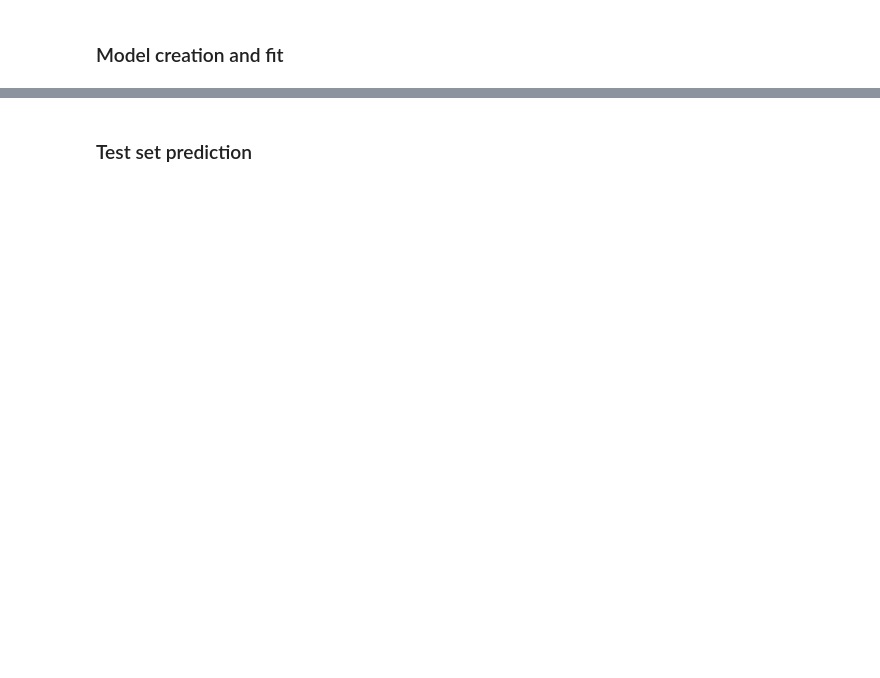
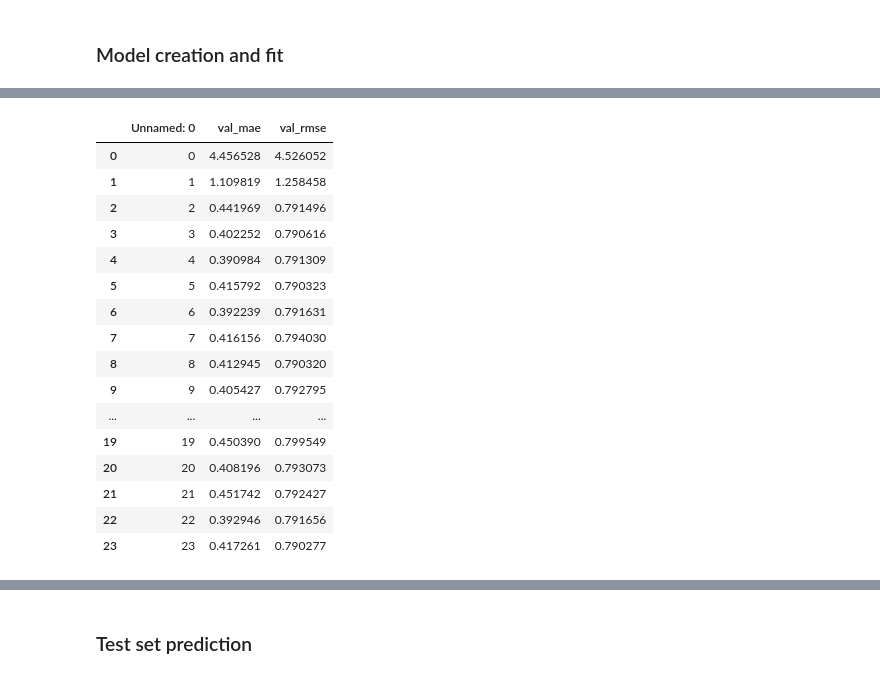
Before and after one commit to Bilg4me/Advanced-ML-Project, a Jupyter notebook: code/notebook.ipynb, the cells around one changed output, grey strips where cells are left out. Cells and saved outputs as stored; diff of their text form; code cells hidden in the pictures; blank space fills up the shorter version.

```diff
--- a/code/notebook.ipynb
+++ b/code/notebook.ipynb
@@ -201,0 +225,21 @@ trainer.fit(
+# %%
+val_losses = pd.read_csv("losses_rmse.csv")
+val_losses
+# %% [output]
+|  | Unnamed: 0 | val_mae | val_rmse |
+| 0 | 0 | 4.456528 | 4.526052 |
+| 1 | 1 | 1.109819 | 1.258458 |
+| 2 | 2 | 0.441969 | 0.791496 |
+| 3 | 3 | 0.402252 | 0.790616 |
+| 4 | 4 | 0.390984 | 0.791309 |
+| 5 | 5 | 0.415792 | 0.790323 |
+| 6 | 6 | 0.392239 | 0.791631 |
+| 7 | 7 | 0.416156 | 0.794030 |
+| 8 | 8 | 0.412945 | 0.790320 |
+| 9 | 9 | 0.405427 | 0.792795 |
+| ... | ... | ... | ... |
+| 19 | 19 | 0.450390 | 0.799549 |
+| 20 | 20 | 0.408196 | 0.793073 |
+| 21 | 21 | 0.451742 | 0.792427 |
+| 22 | 22 | 0.392946 | 0.791656 |
+| 23 | 23 | 0.417261 | 0.790277 |
```
Also changed, not shown: parts of 51 cells of this notebook.
